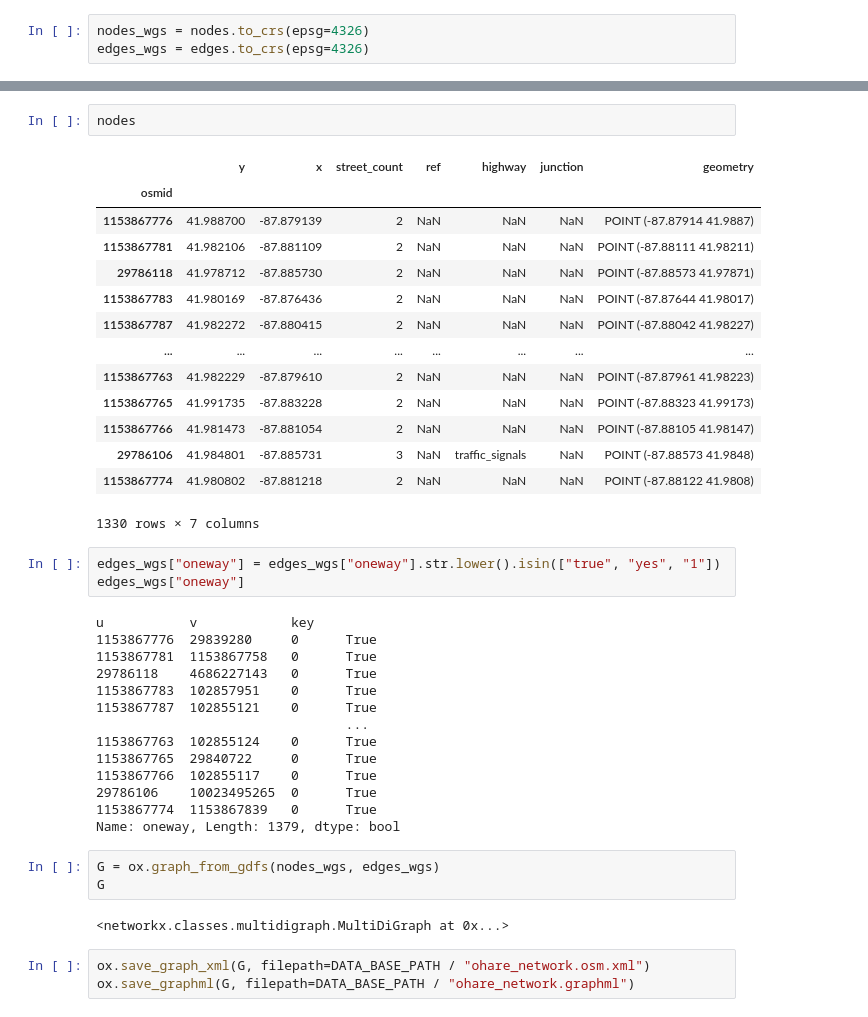
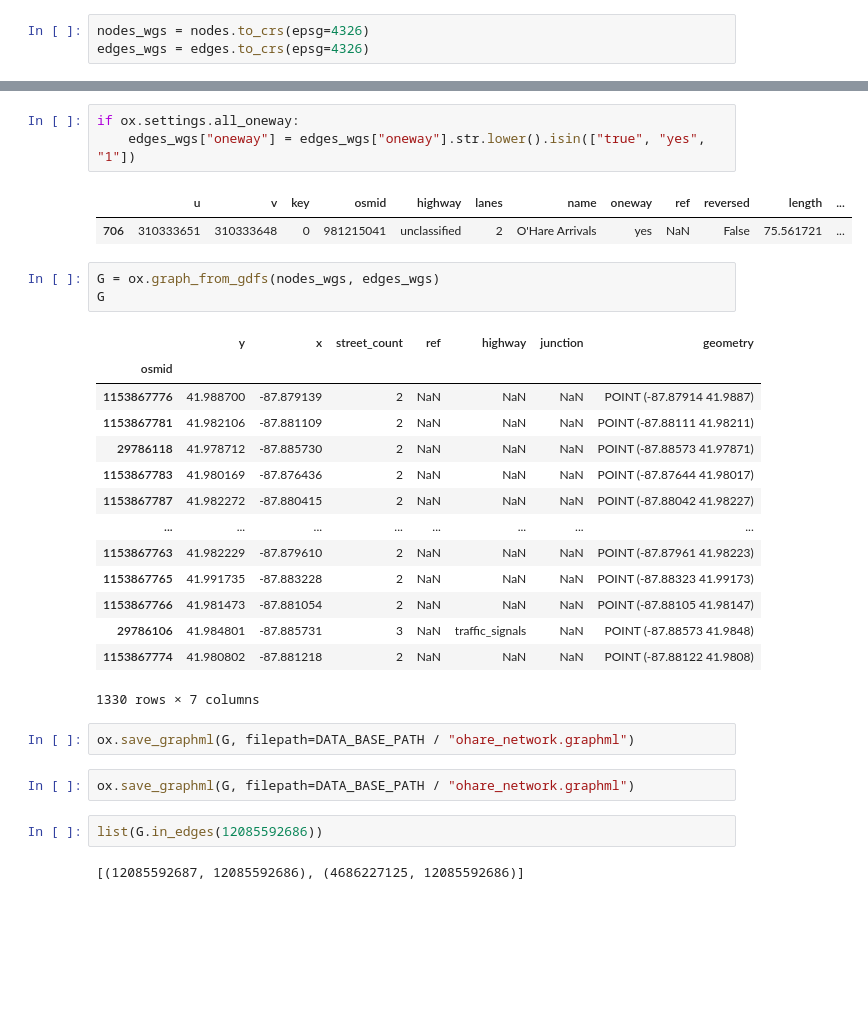
Before and after one commit to JoseEdSouza/map-matching, a Jupyter notebook: datasets/ohare-chicago/download_network.ipynb, the cells around one changed output, grey strips where cells are left out. Cells and saved outputs as stored; diff of their text form; blank space fills up the shorter version.

Commit message:
atualiza execução do notebook `download_network`, corrigindo contagem e outputs de execução, e ajustando a exibição da estrutura dos dados

```diff
--- a/datasets/ohare-chicago/download_network.ipynb
+++ b/datasets/ohare-chicago/download_network.ipynb
@@ -56,5 +62,12 @@ edges_wgs = edges.to_crs(epsg=4326)
+# %%
+if ox.settings.all_oneway:
+    edges_wgs["oneway"] = edges_wgs["oneway"].str.lower().isin(["true", "yes", "1"])
+# %% [output]
+|  | u | v | key | osmid | highway | lanes | name | oneway | ref | reversed | length | ... |
+| 706 | 310333651 | 310333648 | 0 | 981215041 | unclassified | 2 | O'Hare Arrivals | yes | NaN | False | 75.561721 | ... |
 # %%
-nodes
+G = ox.graph_from_gdfs(nodes_wgs, edges_wgs)
+G
 # %% [output]
 |  | y | x | street_count | ref | highway | junction | geometry |
 | osmid |  |  |  |  |  |  |  |
@@ -71,27 +84,10 @@ nodes
 | 1153867774 | 41.980802 | -87.881218 | 2 | NaN | NaN | NaN | POINT (-87.88122 41.9808) |
 1330 rows × 7 columns
 # %%
-edges_wgs["oneway"] = edges_wgs["oneway"].str.lower().isin(["true", "yes", "1"])
-edges_wgs["oneway"]
+ox.save_graphml(G, filepath=DATA_BASE_PATH / "ohare_network.graphml")
-# %% [output]
-u           v            key
-1153867776  29839280     0      True
-1153867781  1153867758   0      True
-29786118    4686227143   0      True
-1153867783  102857951    0      True
-1153867787  102855121    0      True
-                                ...
-1153867763  102855124    0      True
-1153867765  29840722     0      True
-1153867766  102855117    0      True
-29786106    10023495265  0      True
-1153867774  1153867839   0      True
-Name: oneway, Length: 1379, dtype: bool
-# %%
-G = ox.graph_from_gdfs(nodes_wgs, edges_wgs)
-G
-# %% [output]
-<networkx.classes.multidigraph.MultiDiGraph at 0x...>
 # %%
-ox.save_graph_xml(G, filepath=DATA_BASE_PATH / "ohare_network.osm.xml")
 ox.save_graphml(G, filepath=DATA_BASE_PATH / "ohare_network.graphml")
+# %%
+list(G.in_edges(12085592686))
+# %% [output]
+[(12085592687, 12085592686), (4686227125, 12085592686)]
```
Also changed, not shown: parts of 4 cells of this notebook.
